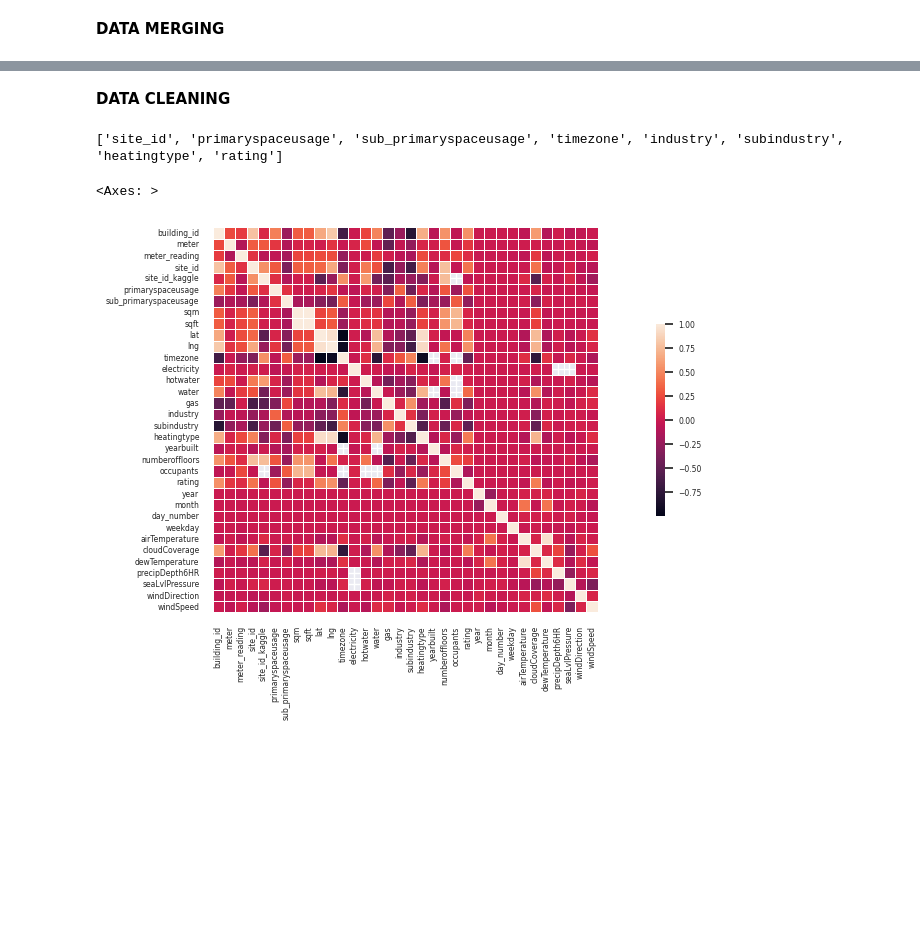
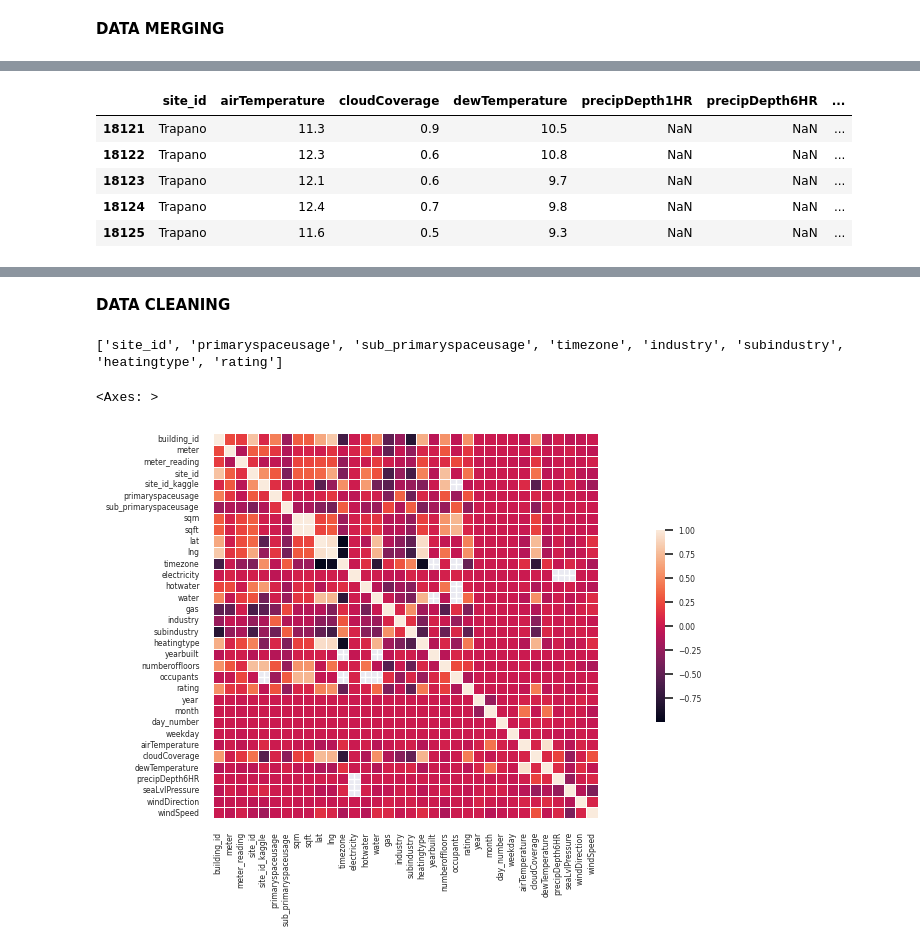
Before and after one commit to DmtrRm/IAAC2024_tutorials, a Jupyter notebook: kaggle_complete.ipynb, the cells around one changed output, grey strips where cells are left out. Cells and saved outputs as stored; diff of their text form; code cells hidden in the pictures; blank space fills up the shorter version.

```diff
--- a/kaggle_complete.ipynb
+++ b/kaggle_complete.ipynb
@@ -200,5 +220,14 @@ le = LabelEncoder()
 weather["day"] = weather["timestamp"]
 weather["day"] = pd.to_datetime(weather["day"])
 weather.drop(columns=["timestamp"], inplace=True)
+# %%
+weather.head()
+# %% [output]
+|  | site_id | airTemperature | cloudCoverage | dewTemperature | precipDepth1HR | precipDepth6HR | ... |
+| 18121 | Trapano | 11.3 | 0.9 | 10.5 | NaN | NaN | ... |
+| 18122 | Trapano | 12.3 | 0.6 | 10.8 | NaN | NaN | ... |
+| 18123 | Trapano | 12.1 | 0.6 | 9.7 | NaN | NaN | ... |
+| 18124 | Trapano | 12.4 | 0.7 | 9.8 | NaN | NaN | ... |
+| 18125 | Trapano | 11.6 | 0.5 | 9.3 | NaN | NaN | ... |
 # %%
 full_df=full_df.merge(weather, how="left", on=["day", "site_id"])
```
Also changed, not shown: parts of 6 cells of this notebook.
